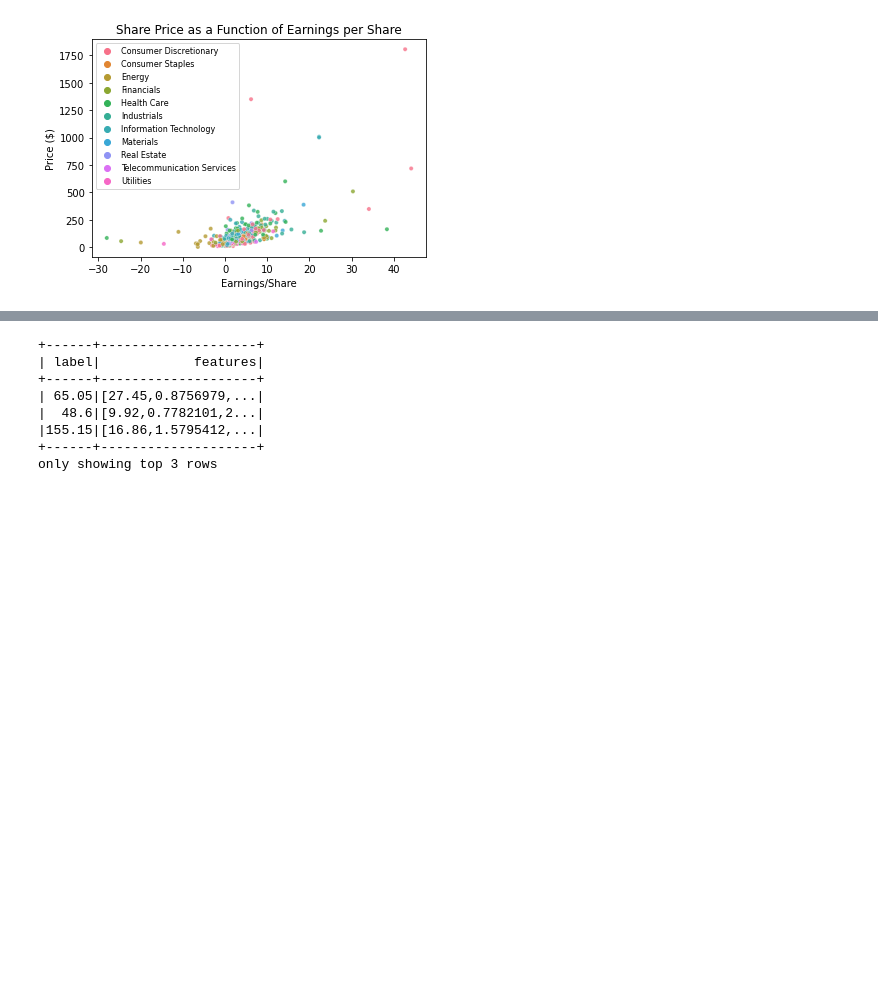
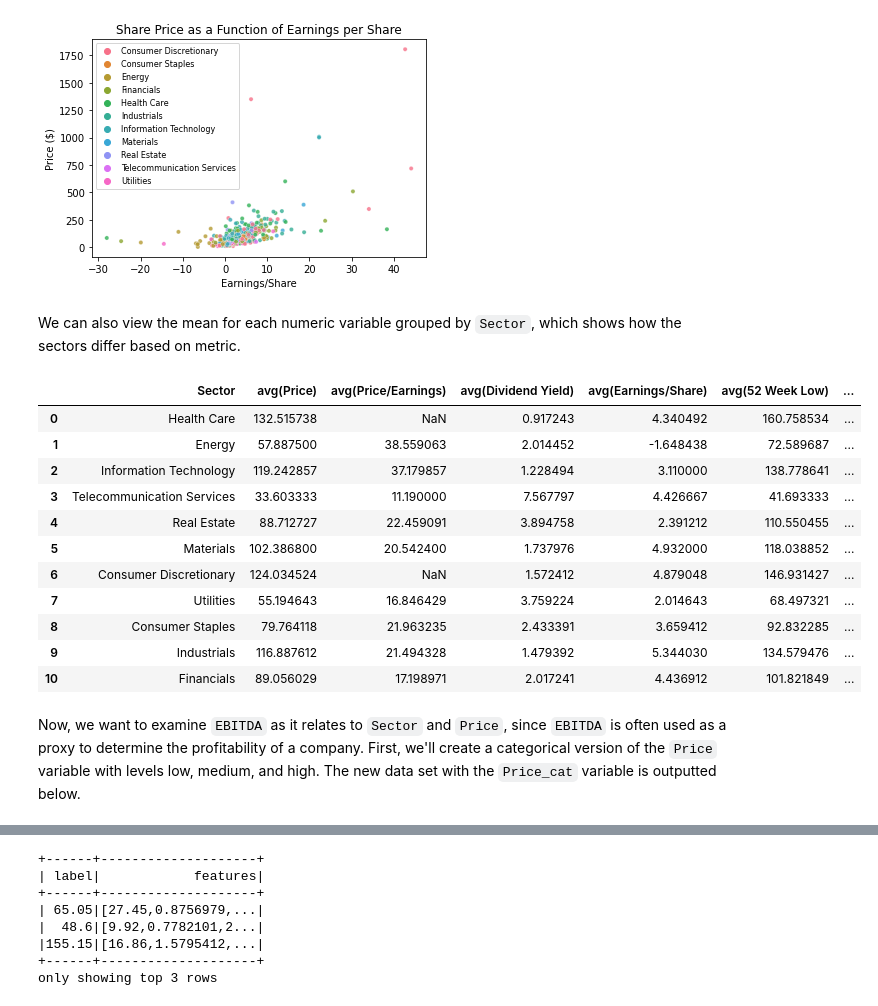
Before and after one commit to atbiggie/ST590FinalProject, a Jupyter notebook: FinalProjectGroup16M1.ipynb, the cells around one changed output, grey strips where cells are left out. Drawn from its saved outputs; the diff is of its cells as text; code cells hidden in the pictures; blank space fills up the shorter version.

```diff
--- a/FinalProjectGroup16M1.ipynb
+++ b/FinalProjectGroup16M1.ipynb
@@ -385,10 +358,26 @@ plt.legend(loc = 'upper left', fontsize = 8)
 # %% [output]
 <matplotlib.legend.Legend at 0x...>
 [figure]
+# %% [markdown]
+We can also view the mean for each numeric variable grouped by `Sector`, which shows how the sectors differ based on metric.
 # %%
 # View mean Price, Price/Earnings, Earnings/Share, and EBITDA for each sector
-#findata.groupby(["Sector"])[["Price","Price_Earnings", "Earnings_Share", "EBITDA"]].agg("mean")
-findata.groupBy('Sector').avg().show()
+findata.groupBy('Sector').avg().to_pandas_on_spark()
+# %% [output]
+|  | Sector | avg(Price) | avg(Price/Earnings) | avg(Dividend Yield) | avg(Earnings/Share) | avg(52 Week Low) | ... |
+| 0 | Health Care | 132.515738 | NaN | 0.917243 | 4.340492 | 160.758534 | ... |
+| 1 | Energy | 57.887500 | 38.559063 | 2.014452 | -1.648438 | 72.589687 | ... |
+| 2 | Information Technology | 119.242857 | 37.179857 | 1.228494 | 3.110000 | 138.778641 | ... |
+| 3 | Telecommunication Services | 33.603333 | 11.190000 | 7.567797 | 4.426667 | 41.693333 | ... |
+| 4 | Real Estate | 88.712727 | 22.459091 | 3.894758 | 2.391212 | 110.550455 | ... |
+| 5 | Materials | 102.386800 | 20.542400 | 1.737976 | 4.932000 | 118.038852 | ... |
+| 6 | Consumer Discretionary | 124.034524 | NaN | 1.572412 | 4.879048 | 146.931427 | ... |
+| 7 | Utilities | 55.194643 | 16.846429 | 3.759224 | 2.014643 | 68.497321 | ... |
+| 8 | Consumer Staples | 79.764118 | 21.963235 | 2.433391 | 3.659412 | 92.832285 | ... |
+| 9 | Industrials | 116.887612 | 21.494328 | 1.479392 | 5.344030 | 134.579476 | ... |
+| 10 | Financials | 89.056029 | 17.198971 | 2.017241 | 4.436912 | 101.821849 | ... |
+# %% [markdown]
+Now, we want to examine `EBITDA` as it relates to `Sector` and `Price`, since `EBITDA` is often used as a proxy to determine the profitability of a company. First, we'll create a categorical version of the `Price` variable with levels low, medium, and high. The new data set with the `Price_cat` variable is outputted below.
 # %%
 # Create categorical version of Price variable with levels "Low" "Medium" and "High" based on quantiles above
 
```
Also changed, not shown: parts of 31 cells of this notebook.
